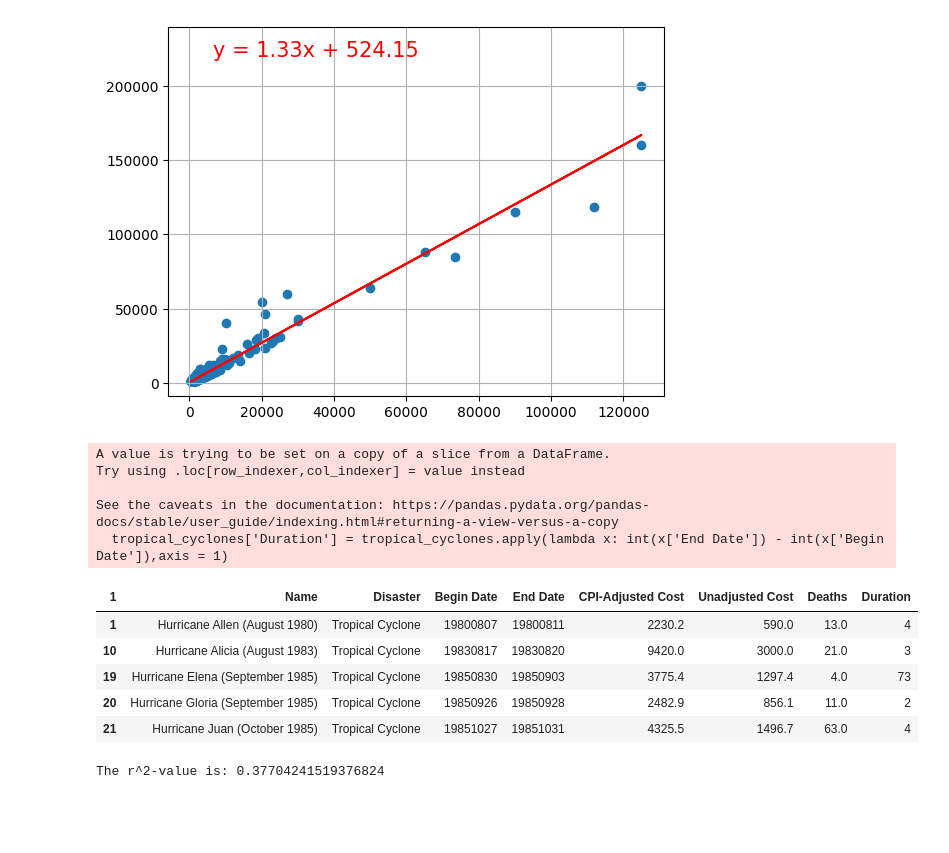
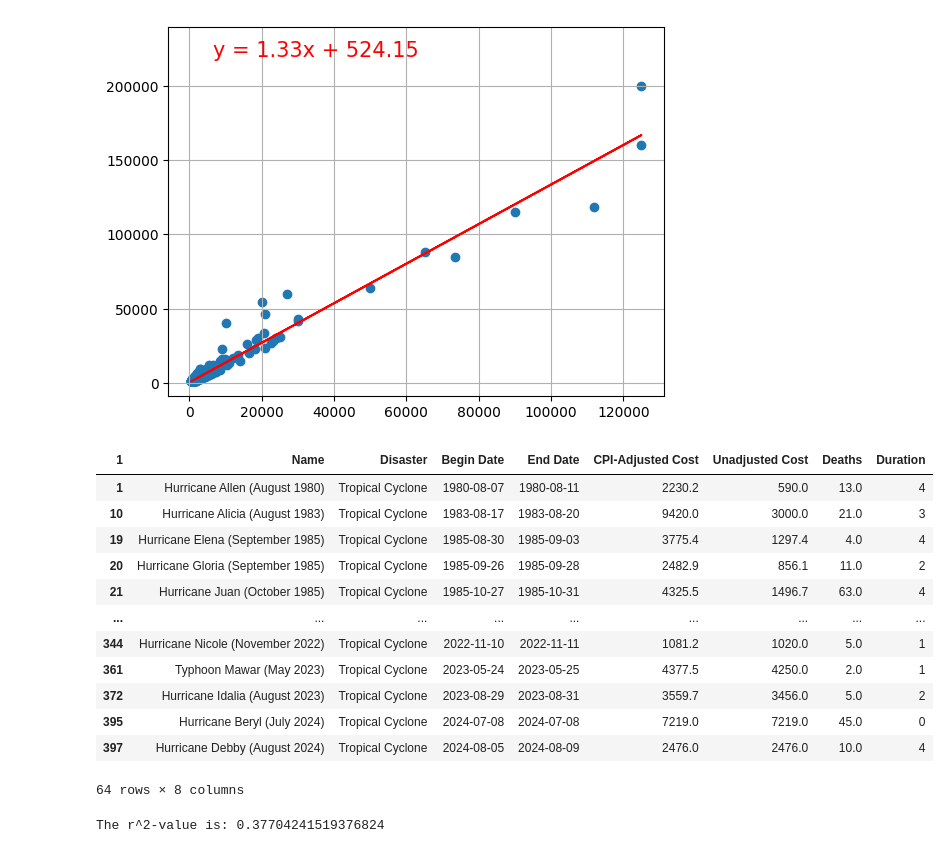
Before and after one commit to andrewplane/project_one, a Jupyter notebook: riley.ipynb, the cells around one changed output. Drawn from its saved outputs; the diff is of its cells as text; code cells hidden in the pictures; blank space fills up the shorter version.

```diff
--- a/riley.ipynb
+++ b/riley.ipynb
@@ -272,22 +269,30 @@ plot_linear_regression(df['Unadjusted Cost'], df['CPI-Adjusted Cost'])
 # %% [output]
 The r^2-value is: 0.9563205381665687
 [figure]
-# %%
-tropical_cyclones = df[(df['Disaster'] == 'Tropical Cyclone')]
-tropical_cyclones['Duration'] = tropical_cyclones.apply(lambda x: int(x['End Date']) - int(x['Begin Date']),axis = 1)
-tropical_cyclones.head()
-# %% [output]
-A value is trying to be set on a copy of a slice from a DataFrame.
-Try using .loc[row_indexer,col_indexer] = value instead
-
-See the caveats in the documentation: https://pandas.pydata.org/pandas-docs/stable/user_guide/indexing.html#returning-a-view-versus-a-copy
-  tropical_cyclones['Duration'] = tropical_cyclones.apply(lambda x: int(x['End Date']) - int(x['Begin Date']),axis = 1)
-| 1 | Name | Disaster | Begin Date | End Date | CPI-Adjusted Cost | Unadjusted Cost | Deaths | Duration |
-| 1 | Hurricane Allen (August 1980) | Tropical Cyclone | 19800807 | 19800811 | 2230.2 | 590.0 | 13.0 | 4 |
-| 10 | Hurricane Alicia (August 1983) | Tropical Cyclone | 19830817 | 19830820 | 9420.0 | 3000.0 | 21.0 | 3 |
-| 19 | Hurricane Elena (September 1985) | Tropical Cyclone | 19850830 | 19850903 | 3775.4 | 1297.4 | 4.0 | 73 |
-| 20 | Hurricane Gloria (September 1985) | Tropical Cyclone | 19850926 | 19850928 | 2482.9 | 856.1 | 11.0 | 2 |
-| 21 | Hurricane Juan (October 1985) | Tropical Cyclone | 19851027 | 19851031 | 4325.5 | 1496.7 | 63.0 | 4 |
+# %%
+tropical_cyclones = df[(df['Disaster'] == 'Tropical Cyclone')].copy()
+
+tropical_cyclones['Begin Date'] = pd.to_datetime(tropical_cyclones['Begin Date'], format='%Y%m%d')
+tropical_cyclones['End Date'] = pd.to_datetime(tropical_cyclones['End Date'], format='%Y%m%d')
+
+# Calculate the duration in days
+tropical_cyclones['Duration'] = (tropical_cyclones['End Date'] - tropical_cyclones['Begin Date']).dt.days
+tropical_cyclones.head()
+tropical_cyclones
+# %% [output]
+| 1 | Name | Disaster | Begin Date | End Date | CPI-Adjusted Cost | Unadjusted Cost | Deaths | Duration |
+| 1 | Hurricane Allen (August 1980) | Tropical Cyclone | 1980-08-07 | 1980-08-11 | 2230.2 | 590.0 | 13.0 | 4 |
+| 10 | Hurricane Alicia (August 1983) | Tropical Cyclone | 1983-08-17 | 1983-08-20 | 9420.0 | 3000.0 | 21.0 | 3 |
+| 19 | Hurricane Elena (September 1985) | Tropical Cyclone | 1985-08-30 | 1985-09-03 | 3775.4 | 1297.4 | 4.0 | 4 |
+| 20 | Hurricane Gloria (September 1985) | Tropical Cyclone | 1985-09-26 | 1985-09-28 | 2482.9 | 856.1 | 11.0 | 2 |
+| 21 | Hurricane Juan (October 1985) | Tropical Cyclone | 1985-10-27 | 1985-10-31 | 4325.5 | 1496.7 | 63.0 | 4 |
+| ... | ... | ... | ... | ... | ... | ... | ... | ... |
+| 344 | Hurricane Nicole (November 2022) | Tropical Cyclone | 2022-11-10 | 2022-11-11 | 1081.2 | 1020.0 | 5.0 | 1 |
+| 361 | Typhoon Mawar (May 2023) | Tropical Cyclone | 2023-05-24 | 2023-05-25 | 4377.5 | 4250.0 | 2.0 | 1 |
+| 372 | Hurricane Idalia (August 2023) | Tropical Cyclone | 2023-08-29 | 2023-08-31 | 3559.7 | 3456.0 | 5.0 | 2 |
+| 395 | Hurricane Beryl (July 2024) | Tropical Cyclone | 2024-07-08 | 2024-07-08 | 7219.0 | 7219.0 | 45.0 | 0 |
+| 397 | Hurricane Debby (August 2024) | Tropical Cyclone | 2024-08-05 | 2024-08-09 | 2476.0 | 2476.0 | 10.0 | 4 |
+64 rows × 8 columns
 # %%
 plot_linear_regression(tropical_cyclones['Deaths'], tropical_cyclones['CPI-Adjusted Cost'])
 # %% [output]
```
Also changed, not shown: parts of 4 cells of this notebook.
